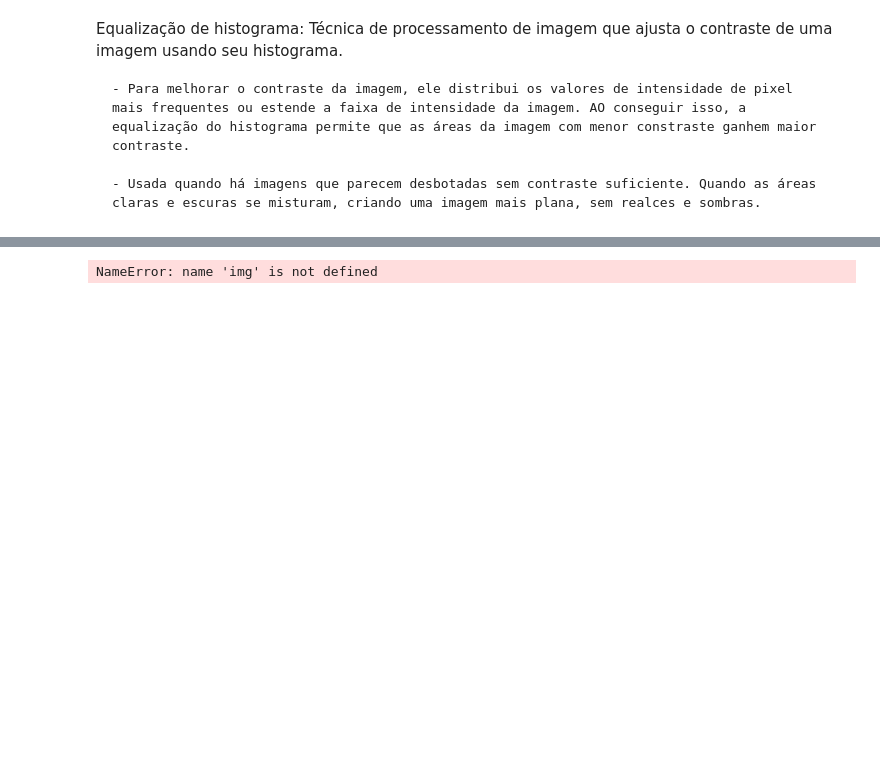
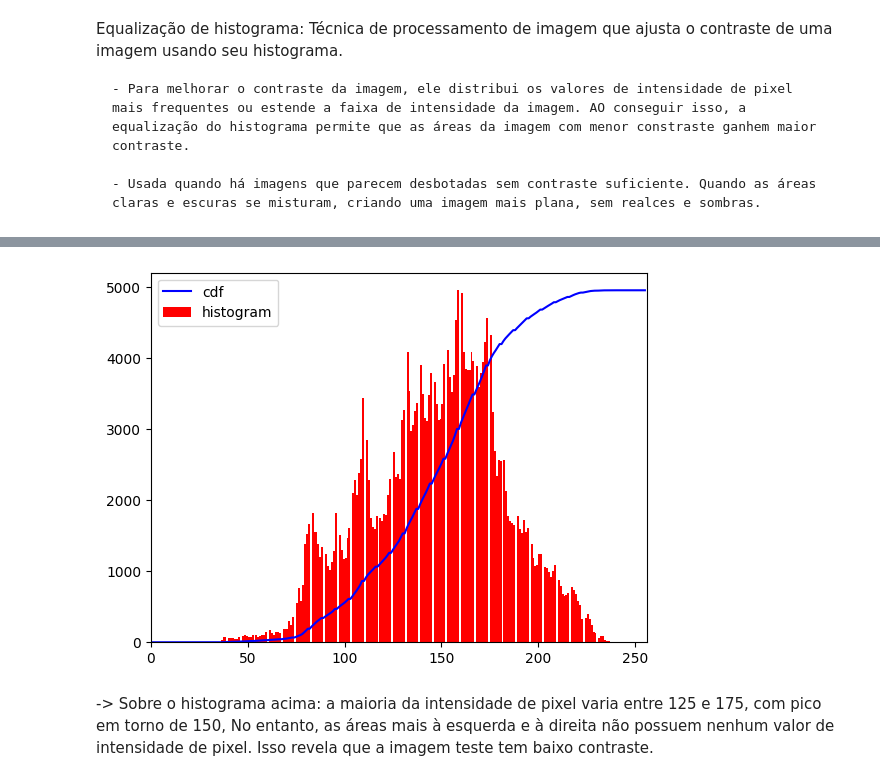
Before and after one commit to kellyleticia/computer-vision-studies, a Jupyter notebook: histograma.ipynb, the cells around one changed output, grey strips where cells are left out. Saved outputs shown, nothing was run; the diff lists cells and outputs as text; code cells hidden in the pictures; blank space fills up the shorter version.

Commit message:
histogram equalization

```diff
--- a/histograma.ipynb
+++ b/histograma.ipynb
@@ -16,7 +16,7 @@ import numpy as np
 from matplotlib import pyplot as plt
 # %%
 path = "flor.webp"
-img = cv.imread(path)
+img = cv.imread(path, cv.IMREAD_GRAYSCALE)
 # %%
 cv.imshow('imagem',img)
 cv.waitKey(0)
@@ -26,11 +26,13 @@ NameError: name 'img' is not defined
 # %%
 hist,bins = np.histogram(img.flatten(),256,[0,256])
-# cdf = hist.cumsum()
-# cdf_normalized = cdf * float(hist.max()) / cdf.max()
-# plt.plot(cdf_normalized , cor = 'b')
-# plt.hist(img.flatten(),256,[0,256], cor = 'r')
-# plt.xlim([0,256])
-# plt.legend(('cdf','histograma') , loc = 'superior esquerdo')
-# plt.show()
+cdf = hist.cumsum()
+cdf_normalized = cdf * float(hist.max()) / cdf.max()
+plt.plot(cdf_normalized, color = 'b')
+plt.hist(img.flatten(),256,[0,256], color = 'r')
+plt.xlim([0,256])
+plt.legend(('cdf','histogram'), loc = 'upper left')
+plt.show()
 # %% [output]
-NameError: name 'img' is not defined
+[figure, added]
+# %% [markdown]
+-> Sobre o histograma acima: a maioria da intensidade de pixel varia entre 125 e 175, com pico em torno de 150, No entanto, as áreas mais à esquerda e à direita não possuem nenhum valor de intensidade de pixel. Isso revela que a imagem teste tem baixo contraste.
```
Also changed, not shown: parts of 4 cells of this notebook.
